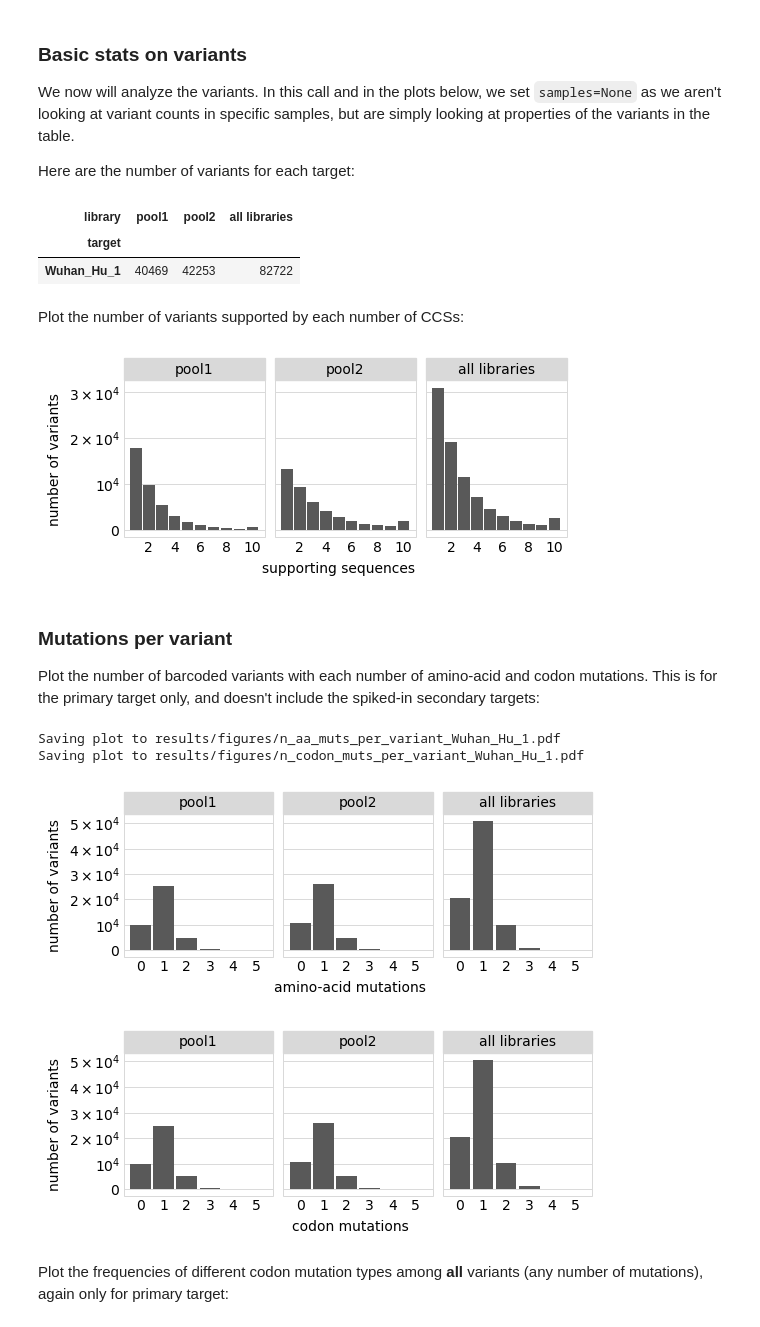
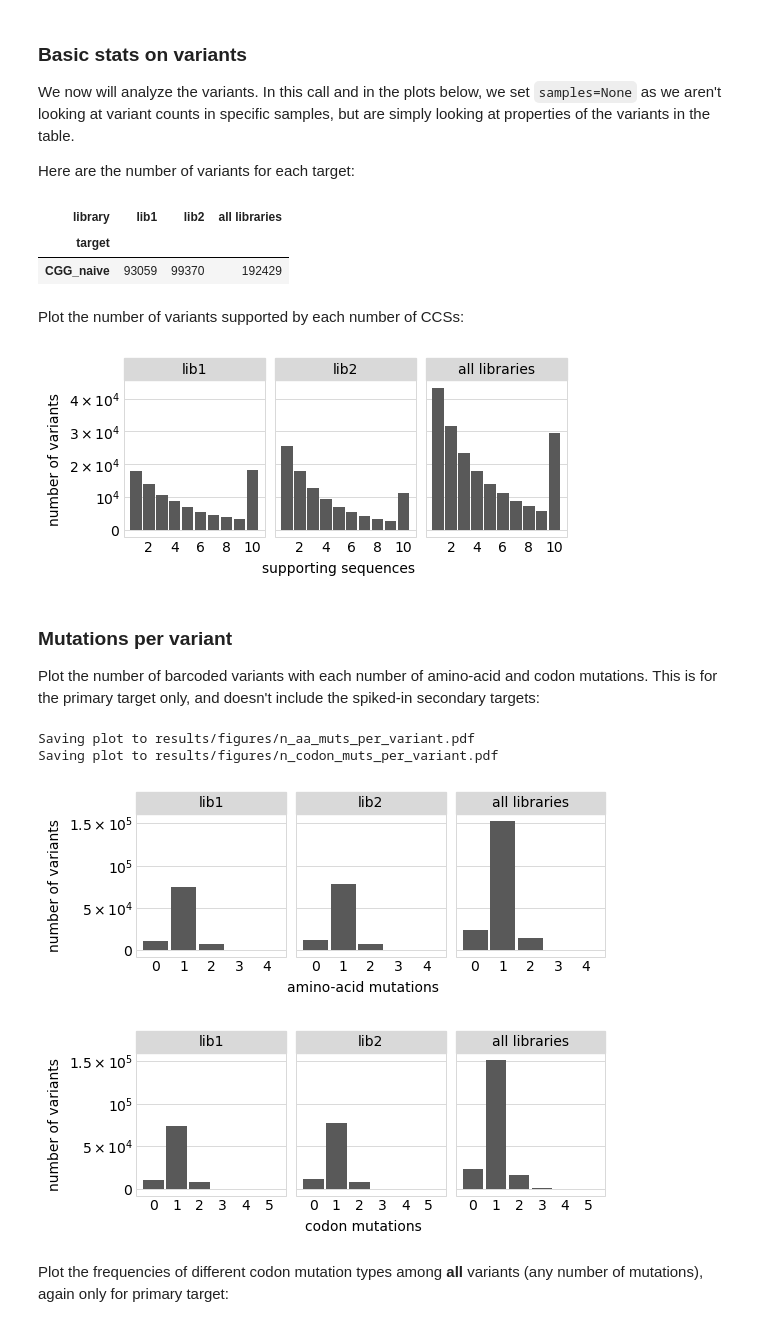
Before and after one commit to jbloomlab/Ab-CGGnaive_DMS, a Jupyter notebook: process_ccs.ipynb, the cells around one changed output. Saved outputs shown, nothing was run; the diff lists cells and outputs as text; code cells hidden in the pictures.

Commit message:
process ccs to codon variant table

```diff
--- a/process_ccs.ipynb
+++ b/process_ccs.ipynb
@@ -346,7 +340,7 @@ os.makedirs(config['figs_dir'], exist_ok=True)
 # %% [markdown]
 Read the CSV file with the processed CCSs into a data frame, display first few lines:
 # %%
-processed_ccs = pd.read_csv(config['processed_ccs_file' + '_' + background], na_filter=None)
+processed_ccs = pd.read_csv(config['processed_ccs_file'], na_filter=None)
 
 nlibs = processed_ccs['library'].nunique()  # number of unique libraries
 
@@ -790,9 +784,9 @@ In order to initialize the codon variant table, we need two pieces of informatio
 
 Read "wildtype" gene sequence to which we made the alignments (in order to do this, initialize an `alignparse.Targets` and get the gene sequence from it):
 # %%
-targets = alignparse.targets.Targets(seqsfile=config['amplicons_' + background],
-                                     feature_parse_specs=config['feature_parse_specs_' + background])
-geneseq = targets.get_target(background).get_feature('gene').seq
+targets = alignparse.targets.Targets(seqsfile=config['amplicon'],
+                                     feature_parse_specs=config['feature_parse_specs'])
+geneseq = targets.get_target(config['primary_target']).get_feature('gene').seq
 
-print(f"Read gene of {len(geneseq)} nts for {background} from {config['amplicons_' + background]}")
+print(f"Read gene of {len(geneseq)} nts for {config['primary_target']} from {config['amplicon']}")
 # %% [output]
@@ -801,9 +795,9 @@ Read gene of 603 nts for Wuhan_Hu_1 from data/PacBio_amplicon_Wuhan_Hu_1.gb
 Now initialize the codon variant table using this wildtype sequence and our list of nucleotide mutations for each variant:
 # %%
 variants = dms_variants.codonvarianttable.CodonVariantTable(
-                barcode_variant_file=config['nt_variant_table_file_' + background],
+                barcode_variant_file=config['nt_variant_table_file'],
                 geneseq=geneseq,
-                primary_target=background,
+                primary_target=config['primary_target'],
                 )
 # %% [markdown]
 ### Basic stats on variants
@@ -821,9 +815,9 @@ display(HTML(
     .to_html()
     ))
 # %% [output]
-| library | pool1 | pool2 | all libraries |
+| library | lib1 | lib2 | all libraries |
 | target |  |  |  |
-| Wuhan_Hu_1 | 40469 | 42253 | 82722 |
+| CGG_naive | 93059 | 99370 | 192429 |
 # %% [markdown]
 Plot the number of variants supported by each number of CCSs:
 # %%
@@ -835,7 +829,7 @@ p = variants.plotVariantSupportHistogram(max_support=max_support,
 p = p + theme(panel_grid_major_x=element_blank())  # no vertical grid lines
 _ = p.draw()
 # %% [output]
-[figure, old version]
+[figure, new version]
 # %% [markdown]
 ### Mutations per variant
 Plot the number of barcoded variants with each number of amino-acid and codon mutations.
@@ -843,20 +837,20 @@ This is for the primary target only, and doesn't include the spiked-in secondary
 # %%
 max_muts = 7  # group all variants with >= this many mutations
 
 for mut_type in ['aa', 'codon']:
     p = variants.plotNumMutsHistogram(mut_type, samples=None, max_muts=max_muts,
                                       widthscale=1.1,
                                       heightscale=0.9)
     p = p + theme(panel_grid_major_x=element_blank())  # no vertical grid lines
     _ = p.draw()
-    plotfile = os.path.join(config['figs_dir'], f"n_{mut_type}_muts_per_variant_"+background+".pdf")
+    plotfile = os.path.join(config['figs_dir'], f"n_{mut_type}_muts_per_variant.pdf")
     print(f"Saving plot to {plotfile}")
     p.save(plotfile)
 # %% [output]
-Saving plot to results/figures/n_aa_muts_per_variant_Wuhan_Hu_1.pdf
-Saving plot to results/figures/n_codon_muts_per_variant_Wuhan_Hu_1.pdf
+Saving plot to results/figures/n_aa_muts_per_variant.pdf
+Saving plot to results/figures/n_codon_muts_per_variant.pdf
-[figure, old version]
+[figure, new version]
-[figure, old version]
+[figure, new version]
 # %% [markdown]
 Plot the frequencies of different codon mutation types among **all** variants (any number of mutations), again only for primary target:
 # %%
```
Also changed, not shown: parts of 37 cells of this notebook, 34 other files.
